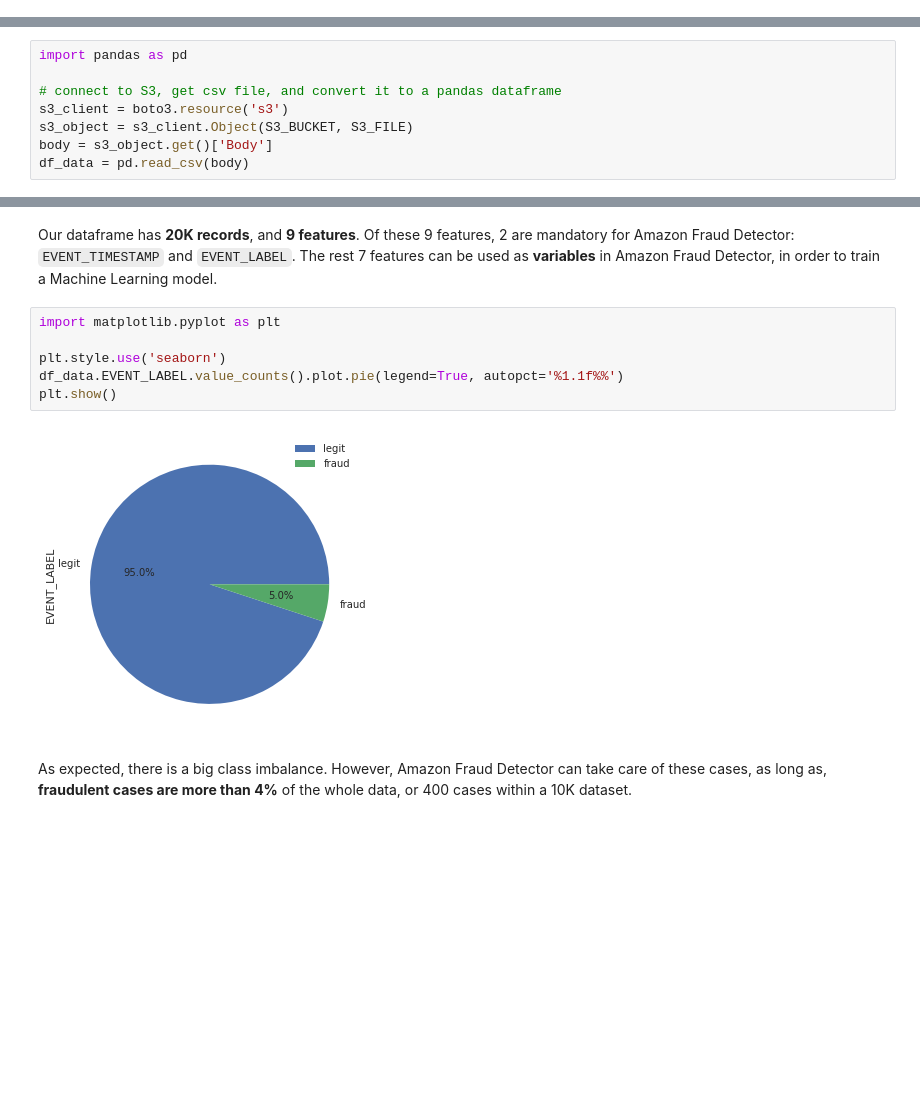
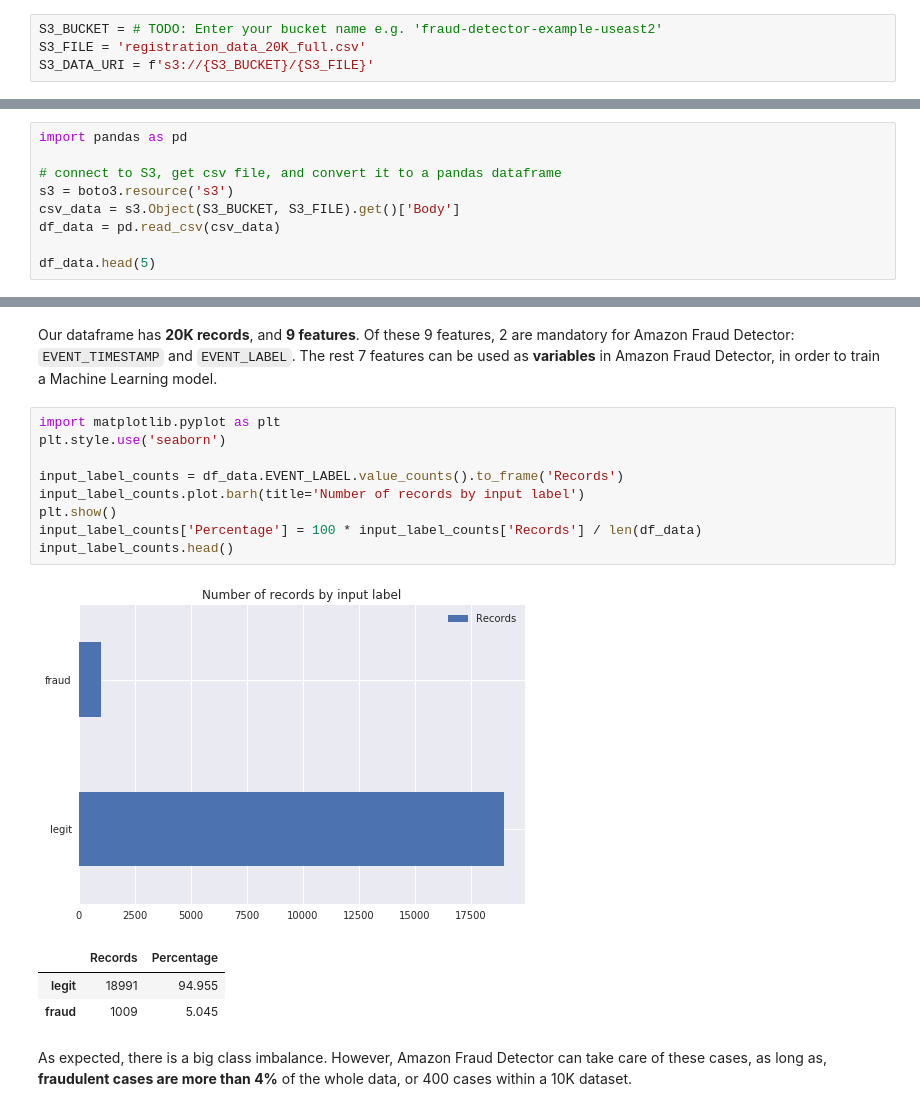
Before and after one commit to apac-ml-tfc/fraud-detector-poc, a Jupyter notebook: FraudDetector_intro.ipynb, the cells around one changed output, grey strips where cells are left out. Saved outputs shown, nothing was run; the diff lists cells and outputs as text; blank space fills up the shorter version.

````diff
--- a/FraudDetector_intro.ipynb
+++ b/FraudDetector_intro.ipynb
@@ -121,0 +120,4 @@ S3_FILE_LOC    = "s3://{0}/{1}".format(S3_BUCKET,S3_FILE)
+# %%
+S3_BUCKET = # TODO: Enter your bucket name e.g. 'fraud-detector-example-useast2'
+S3_FILE = 'registration_data_20K_full.csv'
+S3_DATA_URI = f's3://{S3_BUCKET}/{S3_FILE}'
@@ -127,7 +140,8 @@ We will be using the sample dataset provided in the Amazon Fraud Detector docume
 import pandas as pd
 
 # connect to S3, get csv file, and convert it to a pandas dataframe
-s3_client = boto3.resource('s3')
-s3_object = s3_client.Object(S3_BUCKET, S3_FILE)
-body = s3_object.get()['Body']
-df_data = pd.read_csv(body)
+s3 = boto3.resource('s3')
+csv_data = s3.Object(S3_BUCKET, S3_FILE).get()['Body']
+df_data = pd.read_csv(csv_data)
+
+df_data.head(5)
@@ -163,12 +175,18 @@ memory usage: 1.4+ MB
 Our dataframe has **20K records**, and **9 features**. Of these 9 features, 2 are mandatory for Amazon Fraud Detector: ```EVENT_TIMESTAMP``` and ```EVENT_LABEL```. The rest 7 features can be used as **variables** in Amazon Fraud Detector, in order to train a Machine Learning model.
 # %%
 import matplotlib.pyplot as plt
+plt.style.use('seaborn')
 
-plt.style.use('seaborn')
-df_data.EVENT_LABEL.value_counts().plot.pie(legend=True, autopct='%1.1f%%')
+input_label_counts = df_data.EVENT_LABEL.value_counts().to_frame('Records')
+input_label_counts.plot.barh(title='Number of records by input label')
 plt.show()
+input_label_counts['Percentage'] = 100 * input_label_counts['Records'] / len(df_data)
+input_label_counts.head()
 # %% [output]
-[figure, old version]
+[figure, new version]
+|  | Records | Percentage |
+| legit | 18991 | 94.955 |
+| fraud | 1009 | 5.045 |
 # %% [markdown]
 As expected, there is a big class imbalance. However, Amazon Fraud Detector can take care of these cases, as long as, **fraudulent cases are more than 4%** of the whole data, or 400 cases within a 10K dataset.
 # %% [markdown]
````
Also changed, not shown: parts of 36 cells of this notebook, 2 other files.
